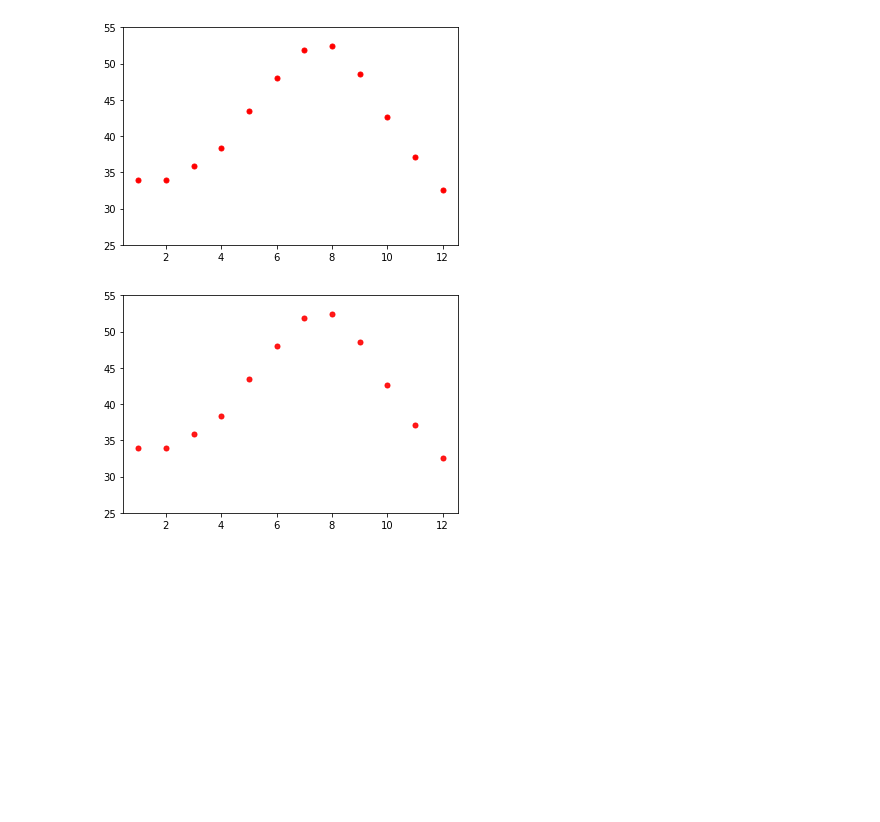
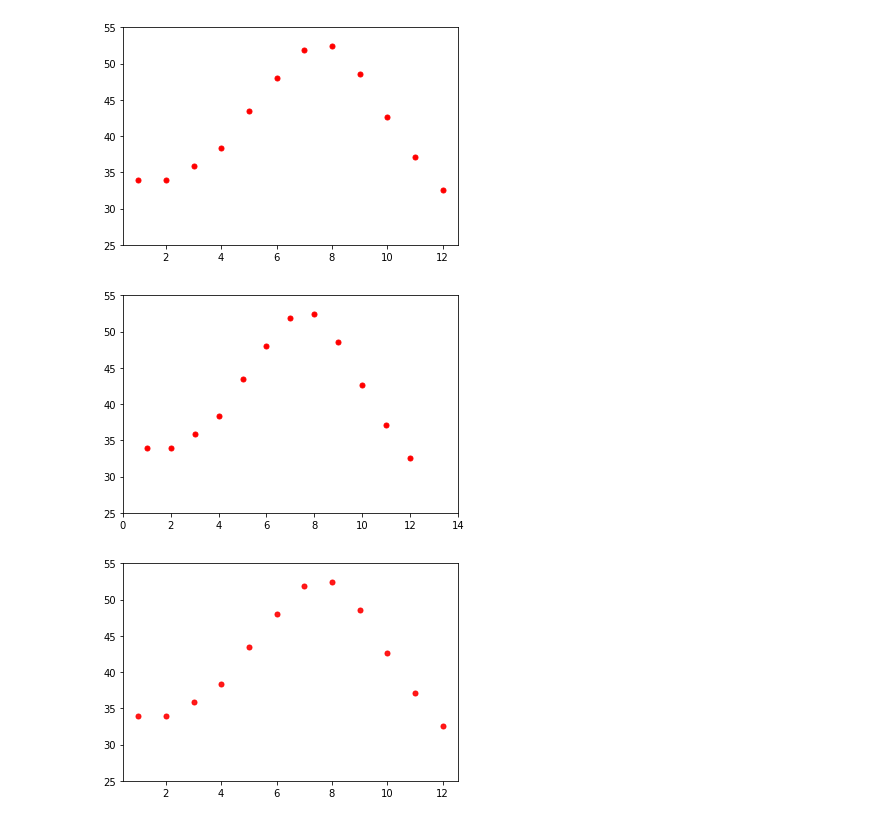
Before and after one commit to adambria1309/KurapikaZoldyck, a Jupyter notebook: Data Visualization/Introduction to Matplotlib.ipynb, the cells around one changed output. Cells and saved outputs as stored; diff of their text form; code cells hidden in the pictures; blank space fills up the shorter version.

```diff
--- a/Data Visualization/Introduction to Matplotlib.ipynb
+++ b/Data Visualization/Introduction to Matplotlib.ipynb
@@ -98,6 +98,14 @@ ax.set_ylim(25,55)
 plt.show()
 # %% [output]
 [figure]
+# %%
+fig,ax = plt.subplots()
+ax.scatter(date,tmin,c='red',s=25)
+ax.set_ylim(25,55)
+ax.set_xlim(0,14)
+plt.show()
+# %% [output]
+[figure, added]
 # %%
 fig,ax = plt.subplots()
 ax.scatter(date,tmin,c='red',s=25,alpha=0.9)
```
Also changed, not shown: parts of 7 cells of this notebook.
